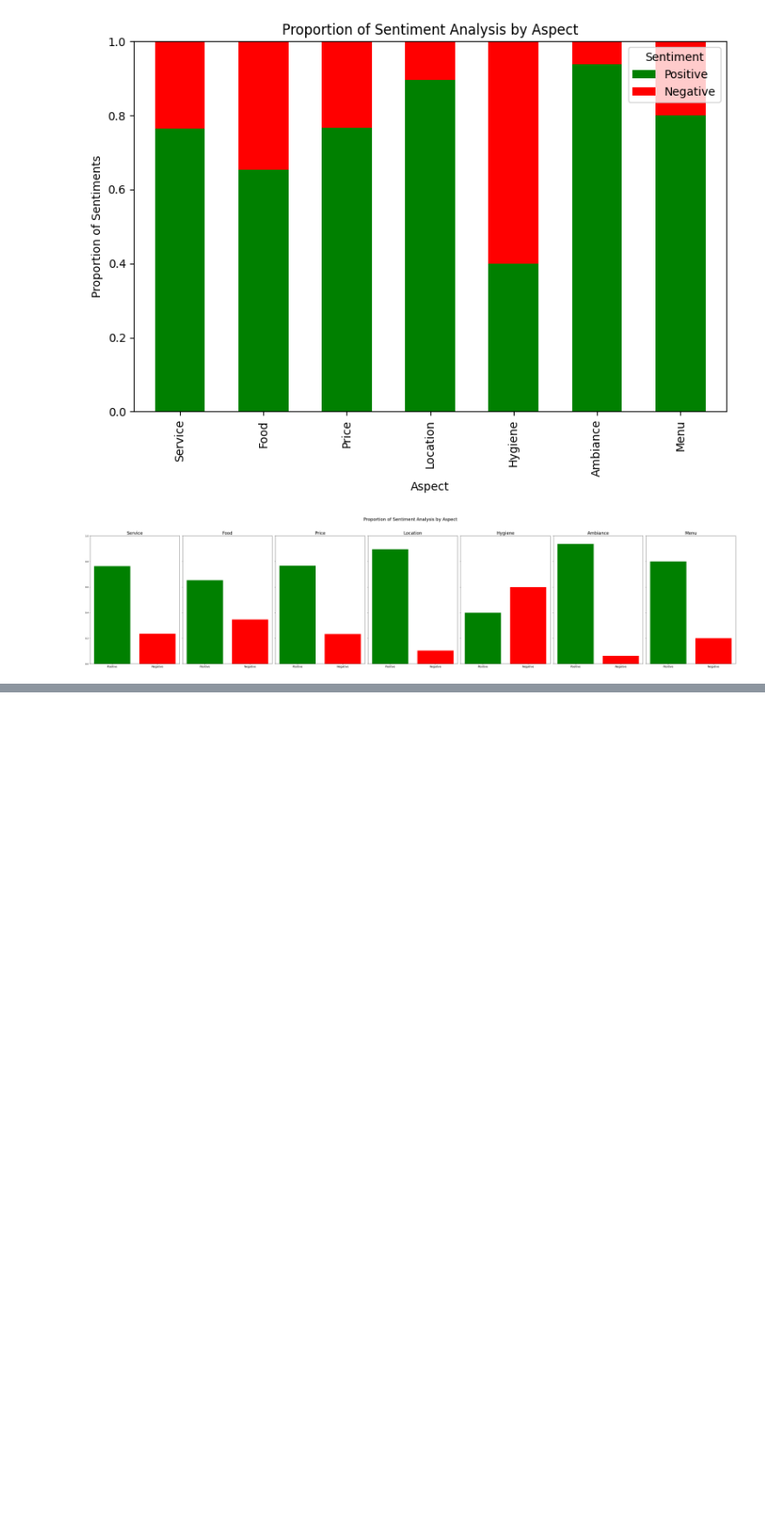
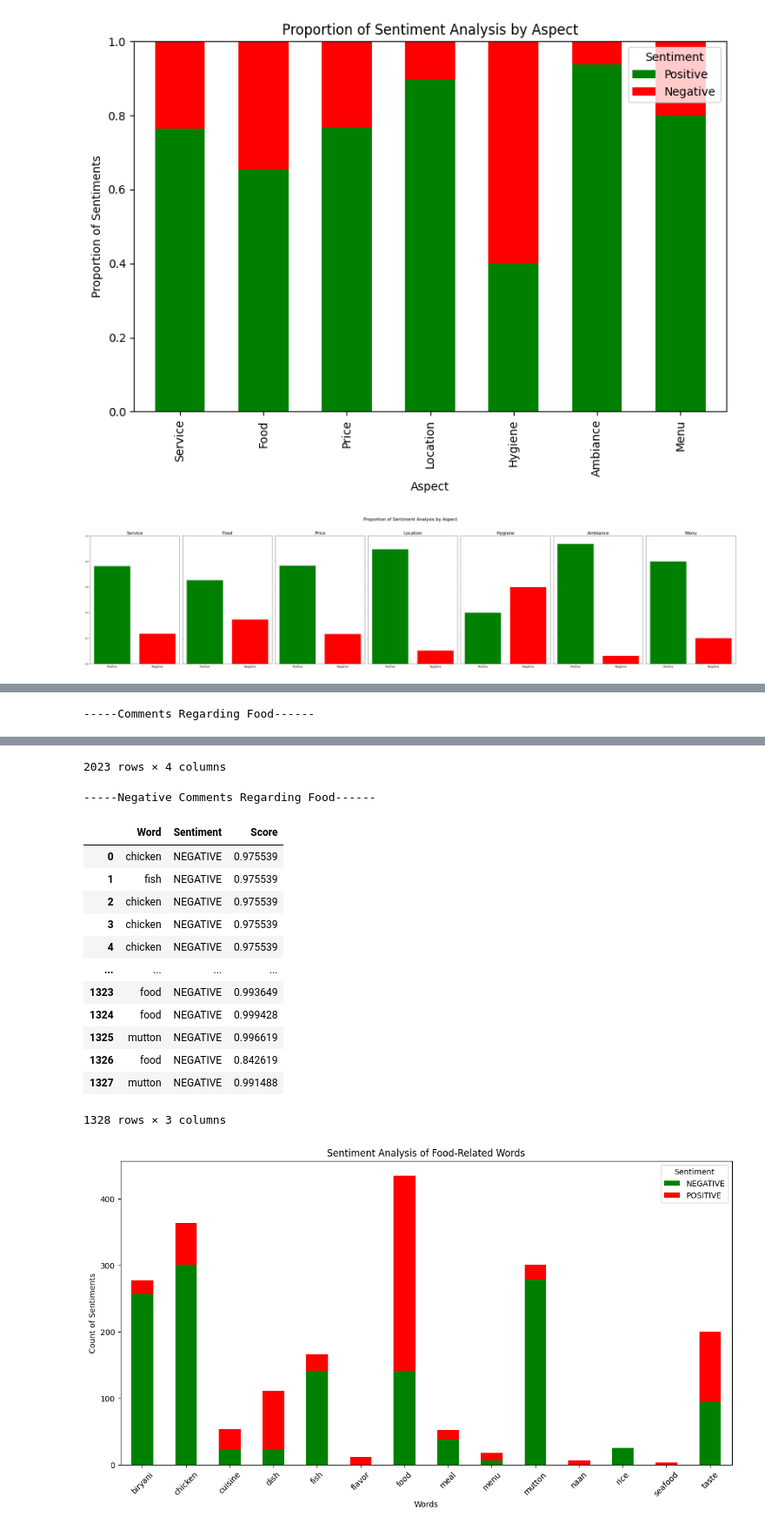
Before and after one commit to yourlaststraw/is434_heritageone, a Jupyter notebook: Aspect_based_sentiment_analysis.ipynb, the cells around one changed output, grey strips where cells are left out. Shown: that part at 87% size. Saved outputs shown, nothing was run; the diff lists cells and outputs as text; code cells hidden in the pictures; blank space fills up the shorter version.

```diff
--- a/Aspect_based_sentiment_analysis.ipynb
+++ b/Aspect_based_sentiment_analysis.ipynb
@@ -270,0 +326,58 @@ plt.show()
+# %%
+# Food keywords for analysis
+food_keywords = ['food', 'meal', 'cuisine', 'dish', 'menu', 'taste', 'flavor', 'biryani', 'mangalorean food', 'chicken',
+                 'fish', 'vegetable', 'mutton', 'rice', 'naan', 'ghee roast', 'indian food', 'seafood', 'drinks']
+
+# Extract sentences related to the 'Food' aspect and apply sentiment analysis
+food_aspect_sentiments = []
+negative_food_comments = []  # To store only negative comments about food
+
+for index, row in data.iterrows():
+    text = row['cleaned_description']
+    mapped_aspects = map_sentence_to_aspect(text)
+    if 'Food' in mapped_aspects:
+        for sentence in mapped_aspects['Food']:
+            # Apply sentiment analysis to the sentence
+            sentiment_result = sentiment_pipeline(sentence)[0]
+
+            # Split the sentence into words and map each word if it's related to 'Food'
+            words_in_sentence = sentence.lower().split()
+            for word in words_in_sentence:
+                if word in food_keywords:
+                    food_aspect_sentiments.append({
+                        'Word': word,
+                        'Sentence': sentence,
+                        'Sentiment': sentiment_result['label'],
+                        'Score': sentiment_result['score']
+                    })
+
+                    # Add to negative food comments if sentiment is negative
+                    if sentiment_result['label'] == 'NEGATIVE':
+                        negative_food_comments.append({
+                            'Word': word,
+                            'Sentiment': sentiment_result['label'],
+                            'Score': sentiment_result['score']
+                        })
+print("-----Comments Regarding Food------")
+food_sentiment_df = pd.DataFrame(food_aspect_sentiments)
+display(food_sentiment_df)
+
+print("-----Negative Comments Regarding Food------")
+# Display the DataFrame with only negative food-related comments
+negative_food_df = pd.DataFrame(negative_food_comments)
+display(negative_food_df)
+
+# Count the number of positive and negative labels for each food-related word
+food_word_counts = food_sentiment_df.groupby(['Word', 'Sentiment']).size().unstack(fill_value=0)
+
+# Plotting
+import matplotlib.pyplot as plt
+
+food_word_counts.plot(kind='bar', stacked=True, figsize=(14, 7), color=['green', 'red'])
+plt.title('Sentiment Analysis of Food-Related Words')
+plt.xlabel('Words')
+plt.ylabel('Count of Sentiments')
+plt.xticks(rotation=45)
+plt.show()
+# %% [output]
+-----Comments Regarding Food------
@@ -270,0 +396,16 @@ plt.show()
+2023 rows × 4 columns
+-----Negative Comments Regarding Food------
+|  | Word | Sentiment | Score |
+| 0 | chicken | NEGATIVE | 0.975539 |
+| 1 | fish | NEGATIVE | 0.975539 |
+| 2 | chicken | NEGATIVE | 0.975539 |
+| 3 | chicken | NEGATIVE | 0.975539 |
+| 4 | chicken | NEGATIVE | 0.975539 |
+| ... | ... | ... | ... |
+| 1323 | food | NEGATIVE | 0.993649 |
+| 1324 | food | NEGATIVE | 0.999428 |
+| 1325 | mutton | NEGATIVE | 0.996619 |
+| 1326 | food | NEGATIVE | 0.842619 |
+| 1327 | mutton | NEGATIVE | 0.991488 |
+1328 rows × 3 columns
+[figure, added]
```
Also changed, not shown: parts of 7 cells of this notebook, 1 other file.
